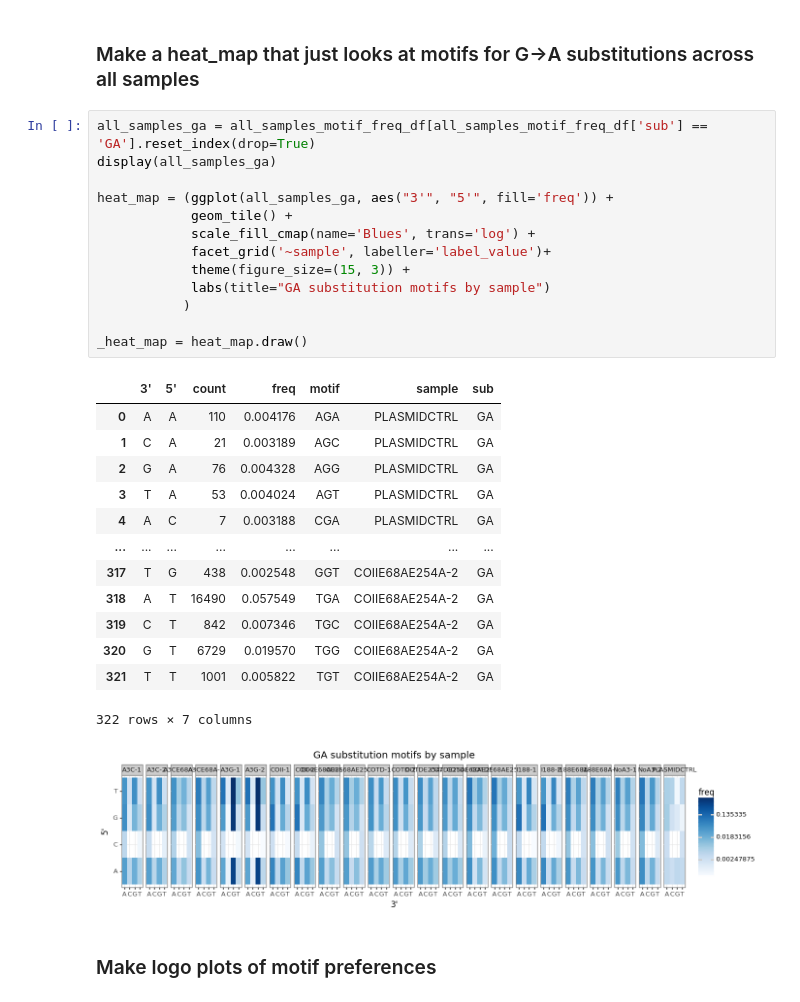
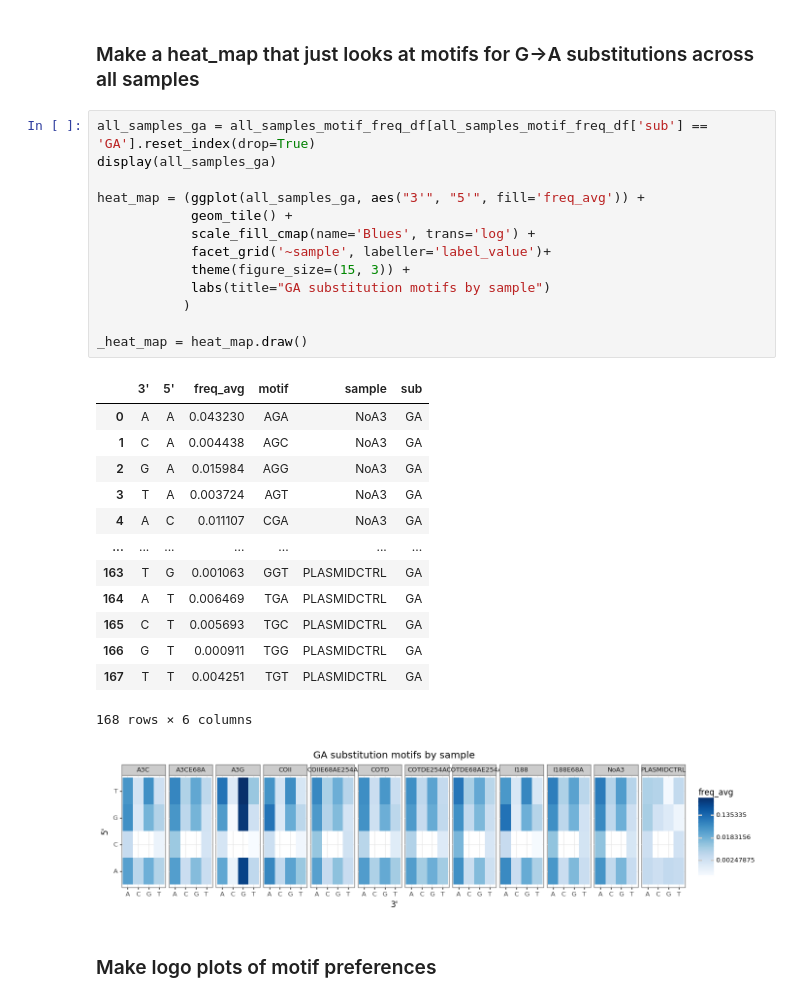
Before and after one commit to jbloomlab/SuperRestrictionFactor_Hypermutation, a Jupyter notebook: analysis_notebook.ipynb, the cells around one changed output. Cells and saved outputs as stored; diff of their text form.

```diff
--- a/analysis_notebook.ipynb
+++ b/analysis_notebook.ipynb
@@ -828,31 +835,31 @@ ValueError: If using all scalar values, you must pass an index
 # %%
 all_samples_ga = all_samples_motif_freq_df[all_samples_motif_freq_df['sub'] == 'GA'].reset_index(drop=True)
 display(all_samples_ga)
 
-heat_map = (ggplot(all_samples_ga, aes("3'", "5'", fill='freq')) +
+heat_map = (ggplot(all_samples_ga, aes("3'", "5'", fill='freq_avg')) +
             geom_tile() +
             scale_fill_cmap(name='Blues', trans='log') +
             facet_grid('~sample', labeller='label_value')+
             theme(figure_size=(15, 3)) +
             labs(title="GA substitution motifs by sample")
            )
 
 _heat_map = heat_map.draw()
 # %% [output]
-|  | 3' | 5' | count | freq | motif | sample | sub |
-| 0 | A | A | 110 | 0.004176 | AGA | PLASMIDCTRL | GA |
-| 1 | C | A | 21 | 0.003189 | AGC | PLASMIDCTRL | GA |
-| 2 | G | A | 76 | 0.004328 | AGG | PLASMIDCTRL | GA |
-| 3 | T | A | 53 | 0.004024 | AGT | PLASMIDCTRL | GA |
-| 4 | A | C | 7 | 0.003188 | CGA | PLASMIDCTRL | GA |
-| ... | ... | ... | ... | ... | ... | ... | ... |
-| 317 | T | G | 438 | 0.002548 | GGT | COIIE68AE254A-2 | GA |
-| 318 | A | T | 16490 | 0.057549 | TGA | COIIE68AE254A-2 | GA |
-| 319 | C | T | 842 | 0.007346 | TGC | COIIE68AE254A-2 | GA |
-| 320 | G | T | 6729 | 0.019570 | TGG | COIIE68AE254A-2 | GA |
-| 321 | T | T | 1001 | 0.005822 | TGT | COIIE68AE254A-2 | GA |
+|  | 3' | 5' | freq_avg | motif | sample | sub |
+| 0 | A | A | 0.043230 | AGA | NoA3 | GA |
+| 1 | C | A | 0.004438 | AGC | NoA3 | GA |
+| 2 | G | A | 0.015984 | AGG | NoA3 | GA |
+| 3 | T | A | 0.003724 | AGT | NoA3 | GA |
+| 4 | A | C | 0.011107 | CGA | NoA3 | GA |
+| ... | ... | ... | ... | ... | ... | ... |
+| 163 | T | G | 0.001063 | GGT | PLASMIDCTRL | GA |
+| 164 | A | T | 0.006469 | TGA | PLASMIDCTRL | GA |
+| 165 | C | T | 0.005693 | TGC | PLASMIDCTRL | GA |
+| 166 | G | T | 0.000911 | TGG | PLASMIDCTRL | GA |
+| 167 | T | T | 0.004251 | TGT | PLASMIDCTRL | GA |
-322 rows × 7 columns
+168 rows × 6 columns
-[figure, old version]
+[figure, new version]
 # %% [markdown]
 ### Make logo plots of motif preferences
 # %%
```
Also changed, not shown: parts of 3 cells of this notebook.
